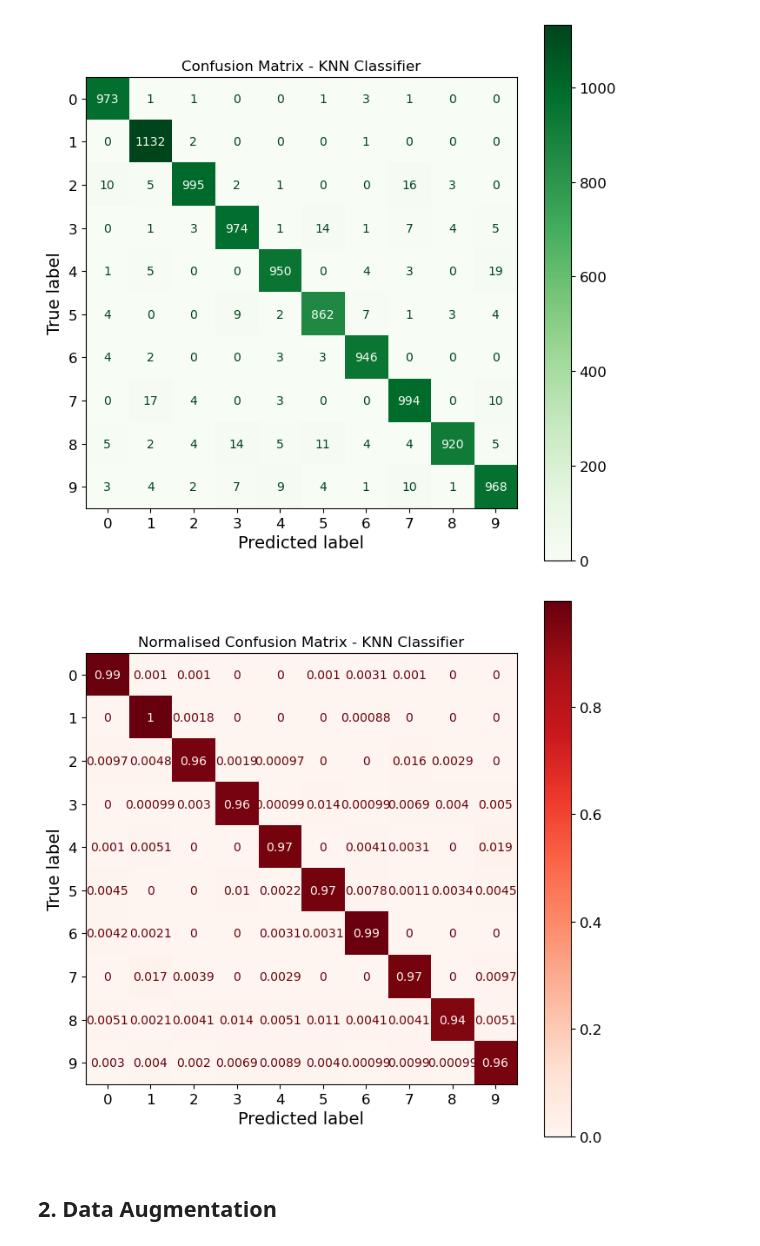
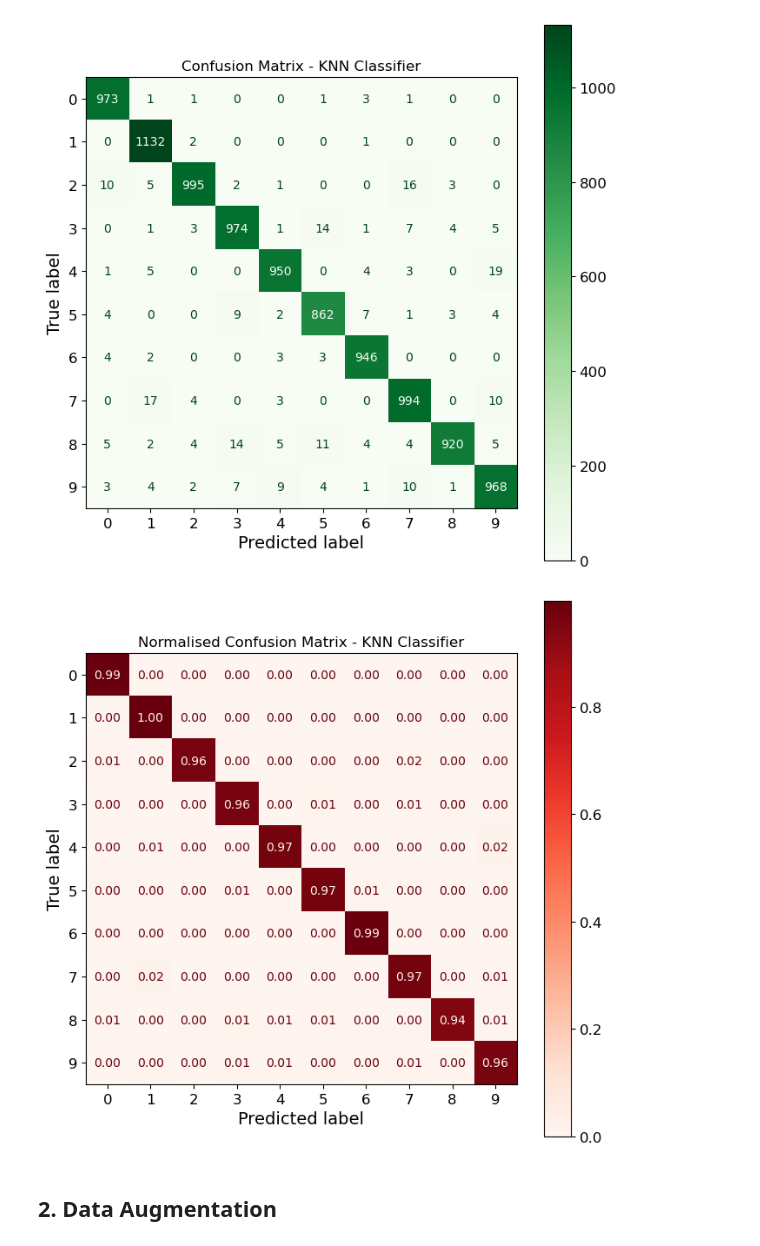
Before and after one commit to suka1901/handson-ml2, a Jupyter notebook: 03_classification.ipynb, the cells around one changed output. Saved outputs shown, nothing was run; the diff lists cells and outputs as text; code cells hidden in the pictures.

```diff
--- a/03_classification.ipynb
+++ b/03_classification.ipynb
@@ -788,0 +764,5 @@ plt.show()
+# %%
+# Fit and evaluate on external test set
+knn_clf.fit(X_train, y_train)
+y_pred = knn_clf.predict(X_test)
+final_test_acc = accuracy_score(y_test, y_pred)
@@ -806,15 +876,15 @@ plt.show()
 # %%
 # Compute normalised confusion matrix
 cm_normalized = confusion_matrix(y_test, y_pred, normalize='true')
 
 # Plot normalised matrix
 disp_norm = ConfusionMatrixDisplay(confusion_matrix=cm_normalized)
 fig, ax = plt.subplots(figsize=(8,8))
-disp_norm.plot(ax=ax, cmap='Reds', colorbar=True)
+disp_norm.plot(ax=ax, cmap='Reds', colorbar=True, values_format='.2f')
 plt.title("Normalised Confusion Matrix - KNN Classifier")
 plt.show()
 # %% [output]
-[figure, old version]
+[figure, new version]
 # %% [markdown]
 ## 2. Data Augmentation
 # %%
```
Also changed, not shown: parts of 14 cells of this notebook, 1 other file.
